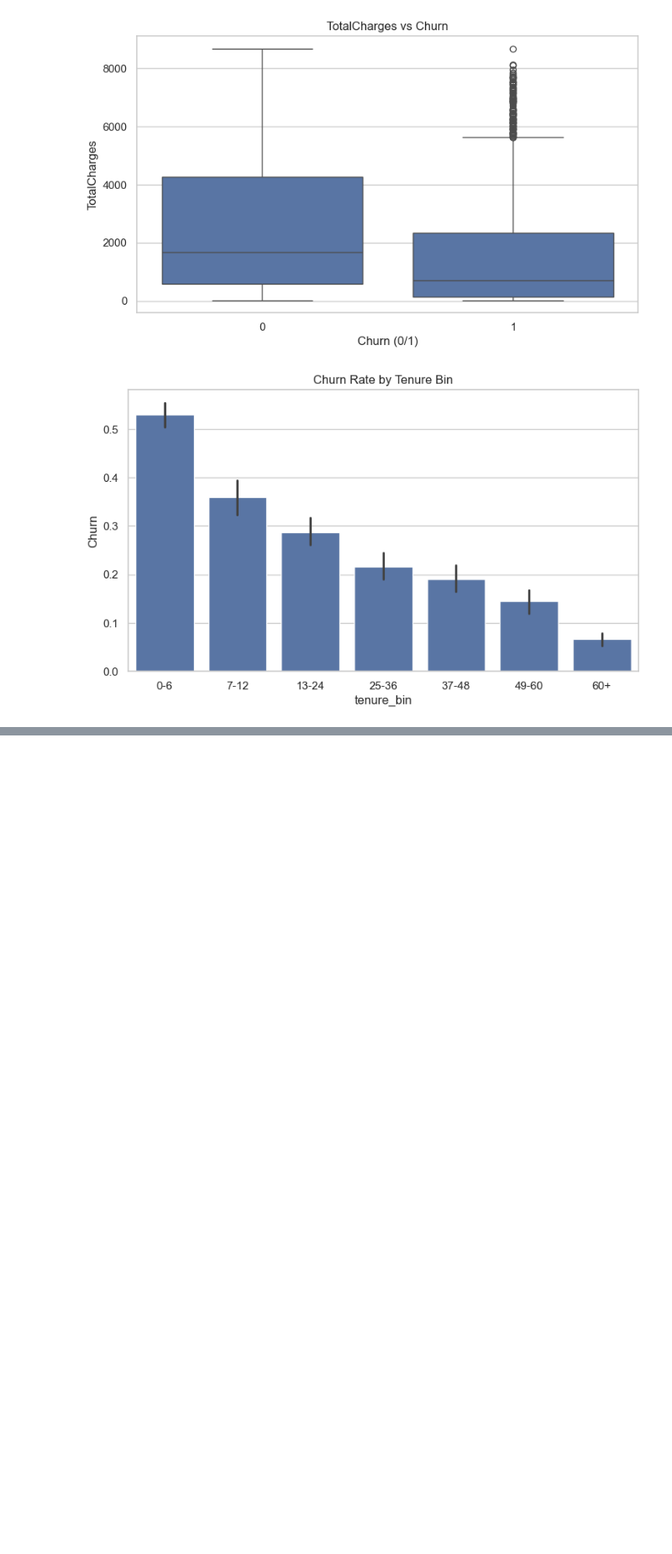
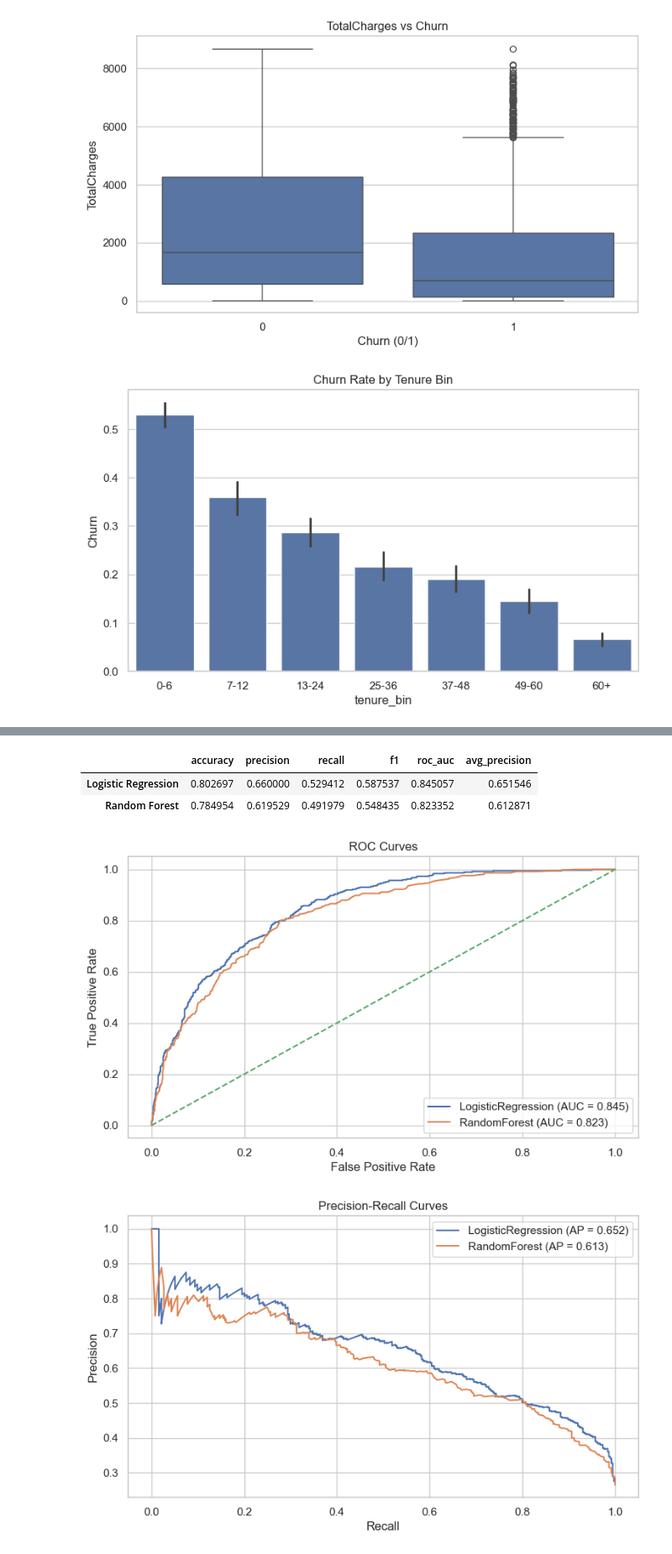
Before and after one commit to dhwanil1907/customer-churn, a Jupyter notebook: notebooks/cc.ipynb, the cells around one changed output, grey strips where cells are left out. Shown at 84% size. Drawn from its saved outputs; the diff is of its cells as text; code cells hidden in the pictures; blank space fills up the shorter version.

```diff
--- a/notebooks/cc.ipynb
+++ b/notebooks/cc.ipynb
@@ -215,0 +259,20 @@ if "tenure_bin" in df.columns:
+# %%
+log_reg = Pipeline(steps=[
+    ("preprocess", preprocess),
+    ("clf", LogisticRegression(max_iter=500, n_jobs=None, random_state=RANDOM_STATE))
+])
+
+log_reg.fit(X_train, y_train)
+
+y_pred_lr = log_reg.predict(X_test)
+y_proba_lr = log_reg.predict_proba(X_test)[:, 1]
+
+metrics_lr = {
+    "accuracy": accuracy_score(y_test, y_pred_lr),
+    "precision": precision_score(y_test, y_pred_lr, zero_division=0),
+    "recall": recall_score(y_test, y_pred_lr),
+    "f1": f1_score(y_test, y_pred_lr),
+    "roc_auc": roc_auc_score(y_test, y_proba_lr),
+    "avg_precision": average_precision_score(y_test, y_proba_lr)
+}
+metrics_lr
@@ -215,0 +320,31 @@ if "tenure_bin" in df.columns:
+# %%
+metrics_df = pd.DataFrame([metrics_lr, metrics_rf], index=["Logistic Regression", "Random Forest"])
+metrics_df.sort_values("roc_auc", ascending=False)
+# %% [output]
+|  | accuracy | precision | recall | f1 | roc_auc | avg_precision |
+| Logistic Regression | 0.802697 | 0.660000 | 0.529412 | 0.587537 | 0.845057 | 0.651546 |
+| Random Forest | 0.784954 | 0.619529 | 0.491979 | 0.548435 | 0.823352 | 0.612871 |
+# %%
+fig, ax = plt.subplots()
+for name, y_score in [("LogisticRegression", y_proba_lr), ("RandomForest", y_proba_rf)]:
+    fpr, tpr, _ = roc_curve(y_test, y_score)
+    ax.plot(fpr, tpr, label=f"{name} (AUC = {auc(fpr, tpr):.3f})")
+ax.plot([0, 1], [0, 1], linestyle="--")
+ax.set_title("ROC Curves")
+ax.set_xlabel("False Positive Rate")
+ax.set_ylabel("True Positive Rate")
+ax.legend()
+plt.show()
+
+fig, ax = plt.subplots()
+for name, y_score in [("LogisticRegression", y_proba_lr), ("RandomForest", y_proba_rf)]:
+    prec, rec, _ = precision_recall_curve(y_test, y_score)
+    ax.plot(rec, prec, label=f"{name} (AP = {average_precision_score(y_test, y_score):.3f})")
+ax.set_title("Precision-Recall Curves")
+ax.set_xlabel("Recall")
+ax.set_ylabel("Precision")
+ax.legend()
+plt.show()
+# %% [output]
+[figure, added]
+[figure, added]
```
Also changed, not shown: parts of 11 cells of this notebook.
